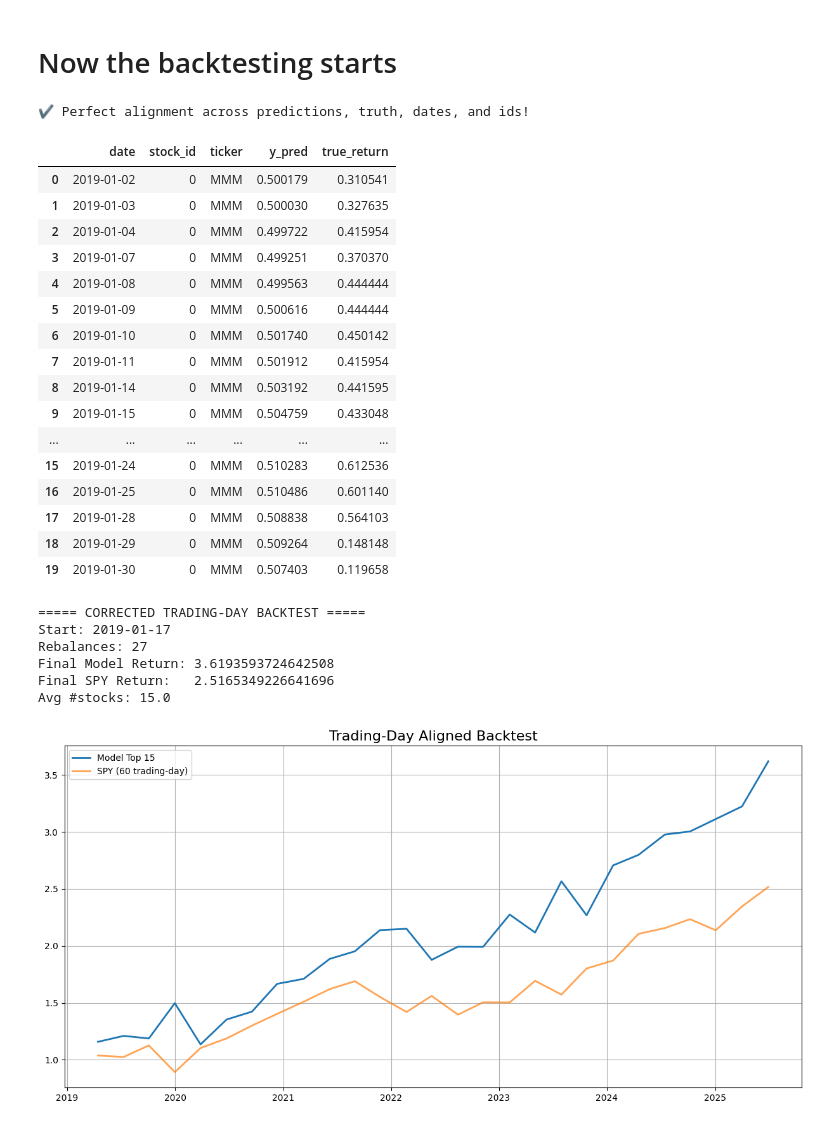
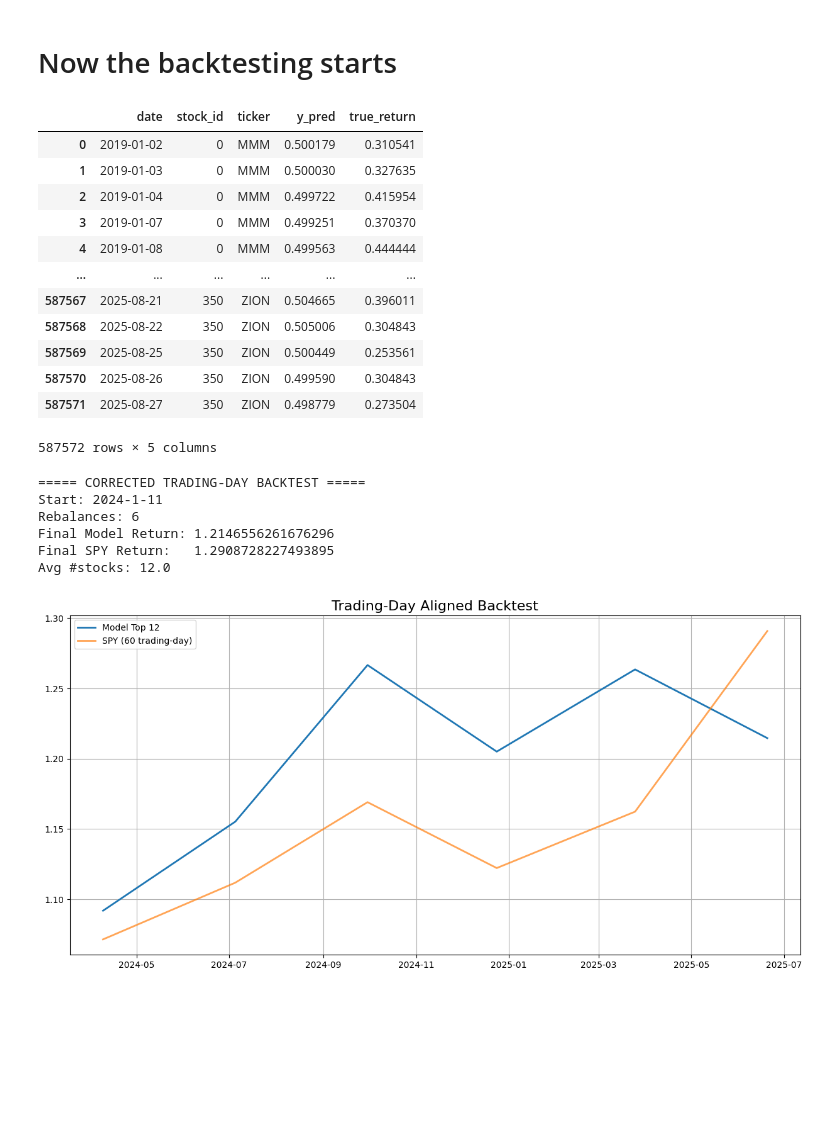
Before and after one commit to benyamin-naranjani/stock-forecasting-LSTM, a Jupyter notebook: lstm sp_all/dl all stocks.ipynb, the cells around one changed output. Cells and saved outputs as stored; diff of their text form; code cells hidden in the pictures; blank space fills up the shorter version.

Commit message:
finalizing lstm first pipeline

```diff
--- a/lstm sp_all/dl all stocks.ipynb
+++ b/lstm sp_all/dl all stocks.ipynb
@@ -253,9 +253,13 @@ print(pd.Series(y_rank).describe())
 
 dates_pd = pd.to_datetime(dates_arr)
 
-train_mask = dates_pd < pd.Timestamp("2016-01-01")
-val_mask   = (dates_pd >= pd.Timestamp("2016-01-01")) & (dates_pd < pd.Timestamp("2019-01-01"))
-test_mask  = dates_pd >= pd.Timestamp("2019-01-01")
+train_mask = dates_pd <  pd.Timestamp("2020-01-01")
+
+# Validation extended by 1 year → 2016–2020
+val_mask   = (dates_pd >= pd.Timestamp("2020-01-01")) & (dates_pd < pd.Timestamp("2024-01-01"))
+
+# Test now begins 2020+
+test_mask  = dates_pd >= pd.Timestamp("2024-01-01")
 
 # X splits
 X_train = X[train_mask]
@@ -462,12 +466,7 @@ Sample predicted ranks: [0.5032035  0.5036861  0.50500906 0.5046776  0.50538945
 # %% [markdown]
 # Now the backtesting starts
-# %%
-assert len(rank_pred_test) == len(y_test) == len(dates_test) == len(stock_ids_test)
-print("✔ Perfect alignment across predictions, truth, dates, and ids!")
-# %% [output]
-✔ Perfect alignment across predictions, truth, dates, and ids!
 # %%
-df_pred[:20]
+df_pred[:-1]
 # %% [output]
 |  | date | stock_id | ticker | y_pred | true_return |
 | 0 | 2019-01-02 | 0 | MMM | 0.500179 | 0.310541 |
@@ -475,17 +474,13 @@ df_pred[:20]
 | 2 | 2019-01-04 | 0 | MMM | 0.499722 | 0.415954 |
 | 3 | 2019-01-07 | 0 | MMM | 0.499251 | 0.370370 |
 | 4 | 2019-01-08 | 0 | MMM | 0.499563 | 0.444444 |
-| 5 | 2019-01-09 | 0 | MMM | 0.500616 | 0.444444 |
-| 6 | 2019-01-10 | 0 | MMM | 0.501740 | 0.450142 |
-| 7 | 2019-01-11 | 0 | MMM | 0.501912 | 0.415954 |
-| 8 | 2019-01-14 | 0 | MMM | 0.503192 | 0.441595 |
-| 9 | 2019-01-15 | 0 | MMM | 0.504759 | 0.433048 |
 | ... | ... | ... | ... | ... | ... |
-| 15 | 2019-01-24 | 0 | MMM | 0.510283 | 0.612536 |
-| 16 | 2019-01-25 | 0 | MMM | 0.510486 | 0.601140 |
-| 17 | 2019-01-28 | 0 | MMM | 0.508838 | 0.564103 |
-| 18 | 2019-01-29 | 0 | MMM | 0.509264 | 0.148148 |
-| 19 | 2019-01-30 | 0 | MMM | 0.507403 | 0.119658 |
+| 587567 | 2025-08-21 | 350 | ZION | 0.504665 | 0.396011 |
+| 587568 | 2025-08-22 | 350 | ZION | 0.505006 | 0.304843 |
+| 587569 | 2025-08-25 | 350 | ZION | 0.500449 | 0.253561 |
+| 587570 | 2025-08-26 | 350 | ZION | 0.499590 | 0.304843 |
+| 587571 | 2025-08-27 | 350 | ZION | 0.498779 | 0.273504 |
+587572 rows × 5 columns
 # %%
 import numpy as np
 import pandas as pd
@@ -497,8 +492,8 @@ import matplotlib.pyplot as plt
 # ============================================================
 
 H = HORIZON            # 60 TRADING DAYS
-TOP_K = 15
-BACKTEST_START = "2019-01-17"
+TOP_K = 12
+BACKTEST_START = "2024-1-11"
 
 
 # ============================================================
@@ -611,39 +606,39 @@ df_port = pd.DataFrame({
 
 df_port["cum_model"] = (1 + df_port["model_return"]).cumprod()
 df_port["cum_spy"]   = (1 + df_port["spy_return"]).cumprod()
 
 
 # ============================================================
 # 6) PRINT SUMMARY
 # ============================================================
 
 print("\n===== CORRECTED TRADING-DAY BACKTEST =====")
 print("Start:", BACKTEST_START)
 print("Rebalances:", len(df_port))
 print("Final Model Return:", df_port['cum_model'].iloc[-1])
 print("Final SPY Return:  ", df_port['cum_spy'].iloc[-1])
 print("Avg #stocks:", df_port['nstocks'].mean())
 
 
 # ============================================================
 # 7) PLOT
 # ============================================================
 
 plt.figure(figsize=(15,7))
 plt.plot(df_port["date"], df_port["cum_model"], label=f"Model Top {TOP_K}", linewidth=2)
 plt.plot(df_port["date"], df_port["cum_spy"],   label="SPY (60 trading-day)", linewidth=2, alpha=0.7)
 plt.title("Trading-Day Aligned Backtest", fontsize=16)
 plt.grid(True)
 plt.legend()
 plt.show()
 # %% [output]
 ===== CORRECTED TRADING-DAY BACKTEST =====
-Start: 2019-01-17
-Rebalances: 27
-Final Model Return: 3.6193593724642508
-Final SPY Return:   2.5165349226641696
-Avg #stocks: 15.0
+Start: 2024-1-11
+Rebalances: 6
+Final Model Return: 1.2146556261676296
+Final SPY Return:   1.2908728227493895
+Avg #stocks: 12.0
-[figure, old version]
+[figure, new version]
 # %%
 # ============================================================
 # 8) PERFORMANCE METRICS
```
Also changed, not shown: parts of 7 cells of this notebook.
